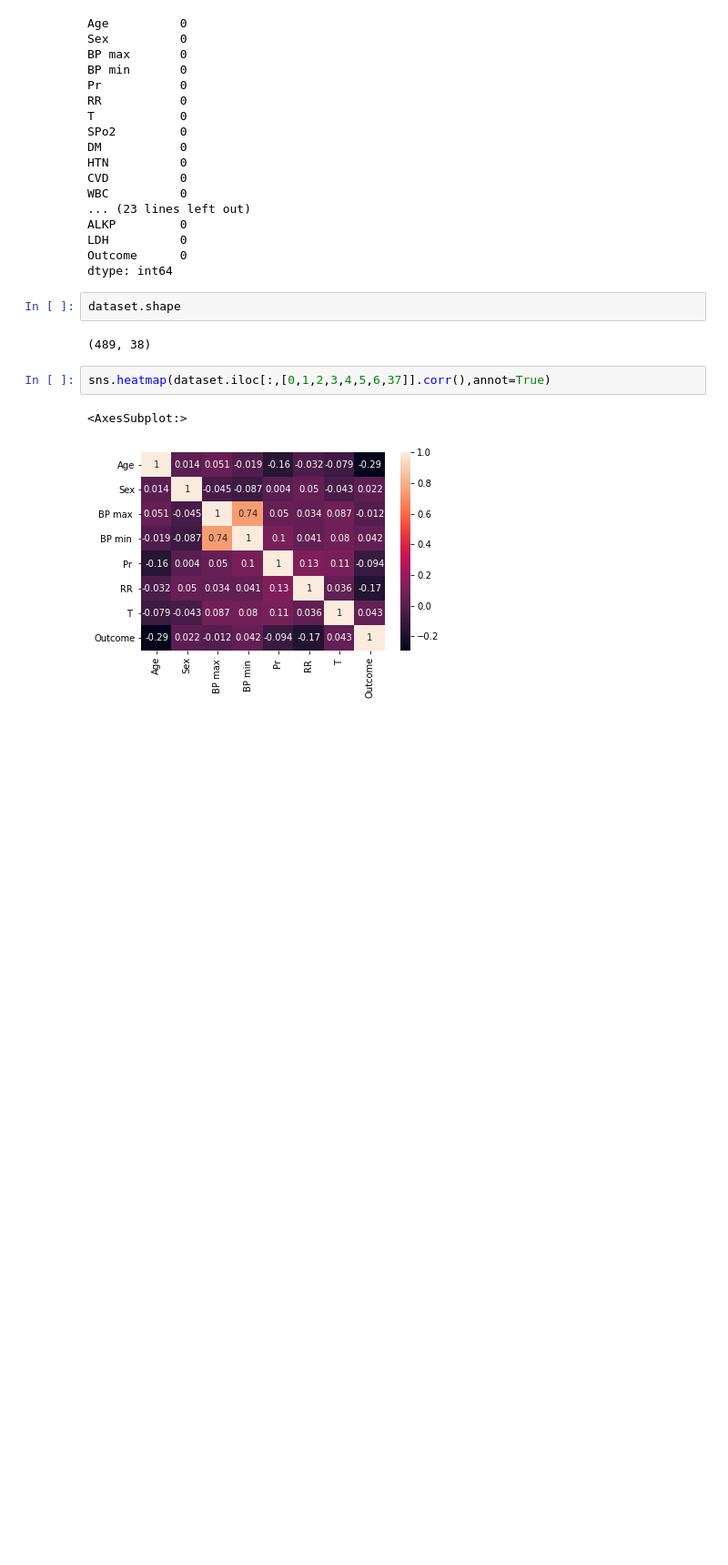
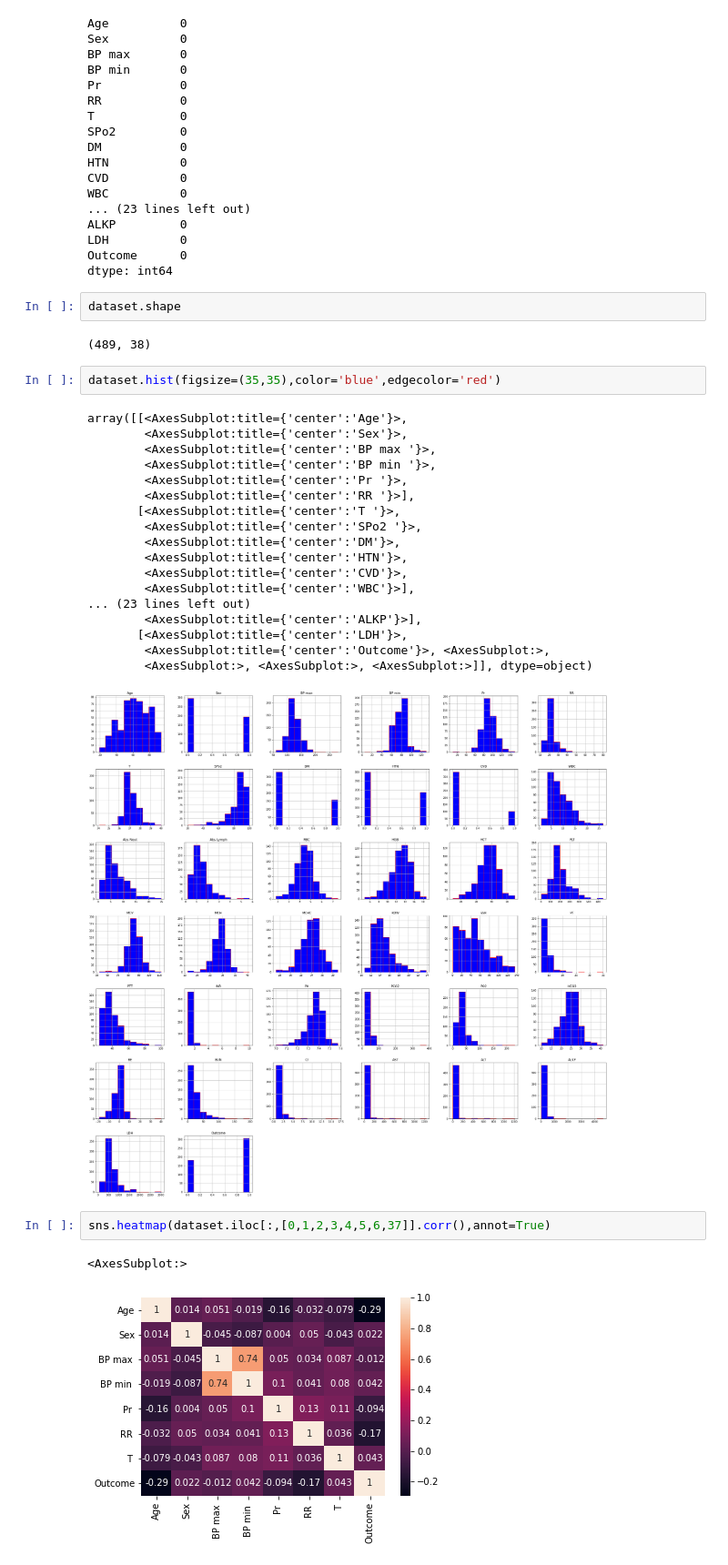
Before and after one commit to ashu741/MiniProject_5th_Sem_2015202, a Jupyter notebook: AshutoshKumarGupta_5thSem_Miniproject_2015202.ipynb, the cells around one changed output. Shown: that part at 91% size. Cells and saved outputs as stored; diff of their text form; blank space fills up the shorter version.

```diff
--- a/AshutoshKumarGupta_5thSem_Miniproject_2015202.ipynb
+++ b/AshutoshKumarGupta_5thSem_Miniproject_2015202.ipynb
@@ -146,6 +156,27 @@ dtype: int64
 dataset.shape
 # %% [output]
 (489, 38)
+# %%
+dataset.hist(figsize=(35,35),color='blue',edgecolor='red')
+# %% [output]
+array([[<AxesSubplot:title={'center':'Age'}>,
+        <AxesSubplot:title={'center':'Sex'}>,
+        <AxesSubplot:title={'center':'BP max '}>,
+        <AxesSubplot:title={'center':'BP min '}>,
+        <AxesSubplot:title={'center':'Pr '}>,
+        <AxesSubplot:title={'center':'RR '}>],
+       [<AxesSubplot:title={'center':'T '}>,
+        <AxesSubplot:title={'center':'SPo2 '}>,
+        <AxesSubplot:title={'center':'DM'}>,
+        <AxesSubplot:title={'center':'HTN'}>,
+        <AxesSubplot:title={'center':'CVD'}>,
+        <AxesSubplot:title={'center':'WBC'}>],
+... (23 lines left out)
+        <AxesSubplot:title={'center':'ALKP'}>],
+       [<AxesSubplot:title={'center':'LDH'}>,
+        <AxesSubplot:title={'center':'Outcome'}>, <AxesSubplot:>,
+        <AxesSubplot:>, <AxesSubplot:>, <AxesSubplot:>]], dtype=object)
+[figure, added]
 # %%
 sns.heatmap(dataset.iloc[:,[0,1,2,3,4,5,6,37]].corr(),annot=True)
 # %% [output]
```
Also changed, not shown: parts of 12 cells of this notebook.
